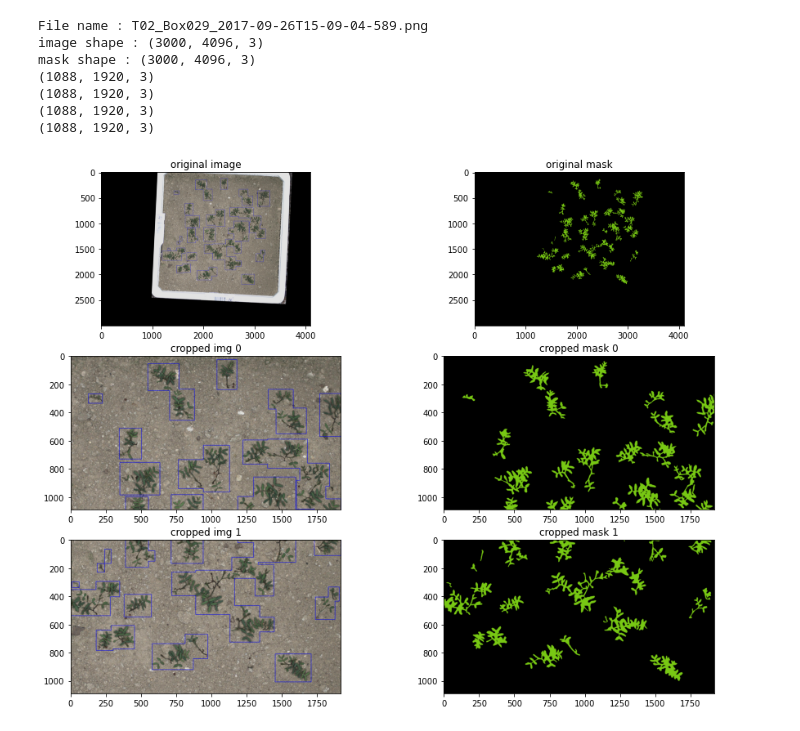
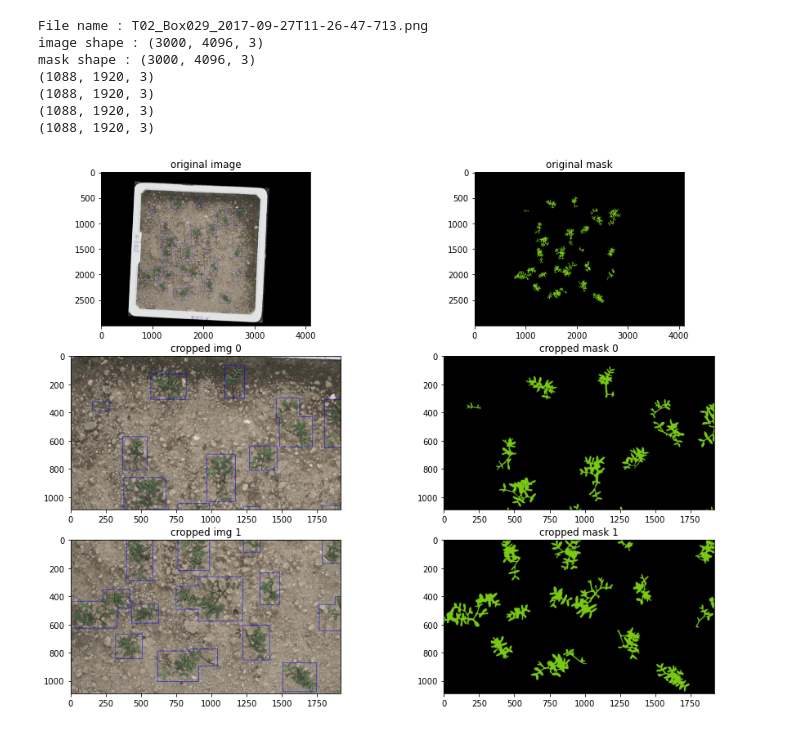
Before and after one commit to BearKS/Robotic-weed-control-system, a Jupyter notebook: crop_image.ipynb, the cells around one changed output. Drawn from its saved outputs; the diff is of its cells as text; code cells hidden in the pictures.

Commit message:
update resize image file

```diff
--- a/crop_image.ipynb
+++ b/crop_image.ipynb
@@ -7,7 +7,7 @@ path_mask = 'original/masks/'
 
 file_name = open('image_name.txt', 'r')
 lines = file_name.readlines()
-file = lines[68].strip()
+file = lines[69].strip()
 print('File name :',file)
 
 img = cv2.cvtColor(cv2.imread(path_image + file), cv2.COLOR_BGR2RGB)
@@ -21,42 +21,42 @@ crop_size_height,crop_size_width = 1088,1920
 cropped_image = []
 cropped_mask = []
 for i in range(2):
-    x_start, y_start= 100 + (i*1088), 1300
+    x_start, y_start= 400 + (i*1088), 800
     x_end = x_start + crop_size_height
     y_end = y_start + crop_size_width
     cropped_image.append(img[x_start:x_end, y_start:y_end])
     cropped_mask.append(mask[x_start:x_end, y_start:y_end])
 
 # print(len(cropped_image))
 plt.figure(figsize=(15,20))
 plt.subplot(5,2,1)
 plt.title('original image')
 plt.imshow(img)
 plt.subplot(5,2,2)
 plt.title('original mask')
 plt.imshow(mask)
 ax = 3
 for i in range(len(cropped_image)):
     print(cropped_image[i].shape)
     print(cropped_mask[i].shape)
     plt.subplot(5,2,ax)
     plt.title('cropped img '+str(i))
     plt.imshow(cropped_image[i])
     plt.subplot(5,2,ax+1)
     plt.title('cropped mask '+str(i))
     plt.imshow(cropped_mask[i])
     ax += 2
 
 plt.show()
 # %% [output]
-File name : T02_Box029_2017-09-26T15-09-04-589.png
+File name : T02_Box029_2017-09-27T11-26-47-713.png
 image shape : (3000, 4096, 3)
 mask shape : (3000, 4096, 3)
 (1088, 1920, 3)
 (1088, 1920, 3)
 (1088, 1920, 3)
 (1088, 1920, 3)
-[figure, old version]
+[figure, new version]
 # %%
 # Save the cropped image
 for i in range(len(cropped_image)):
```
Also changed, not shown: 4 other files.
